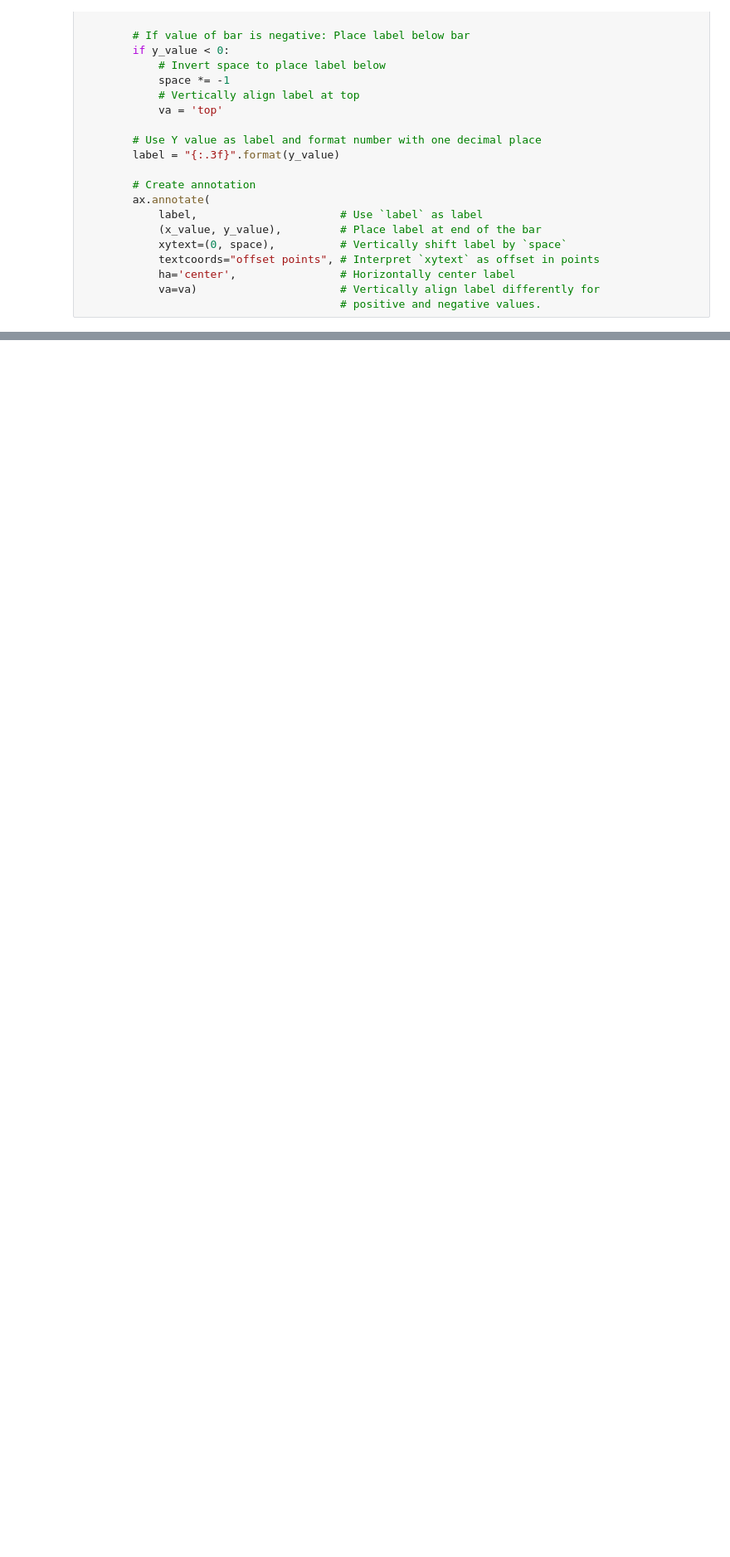
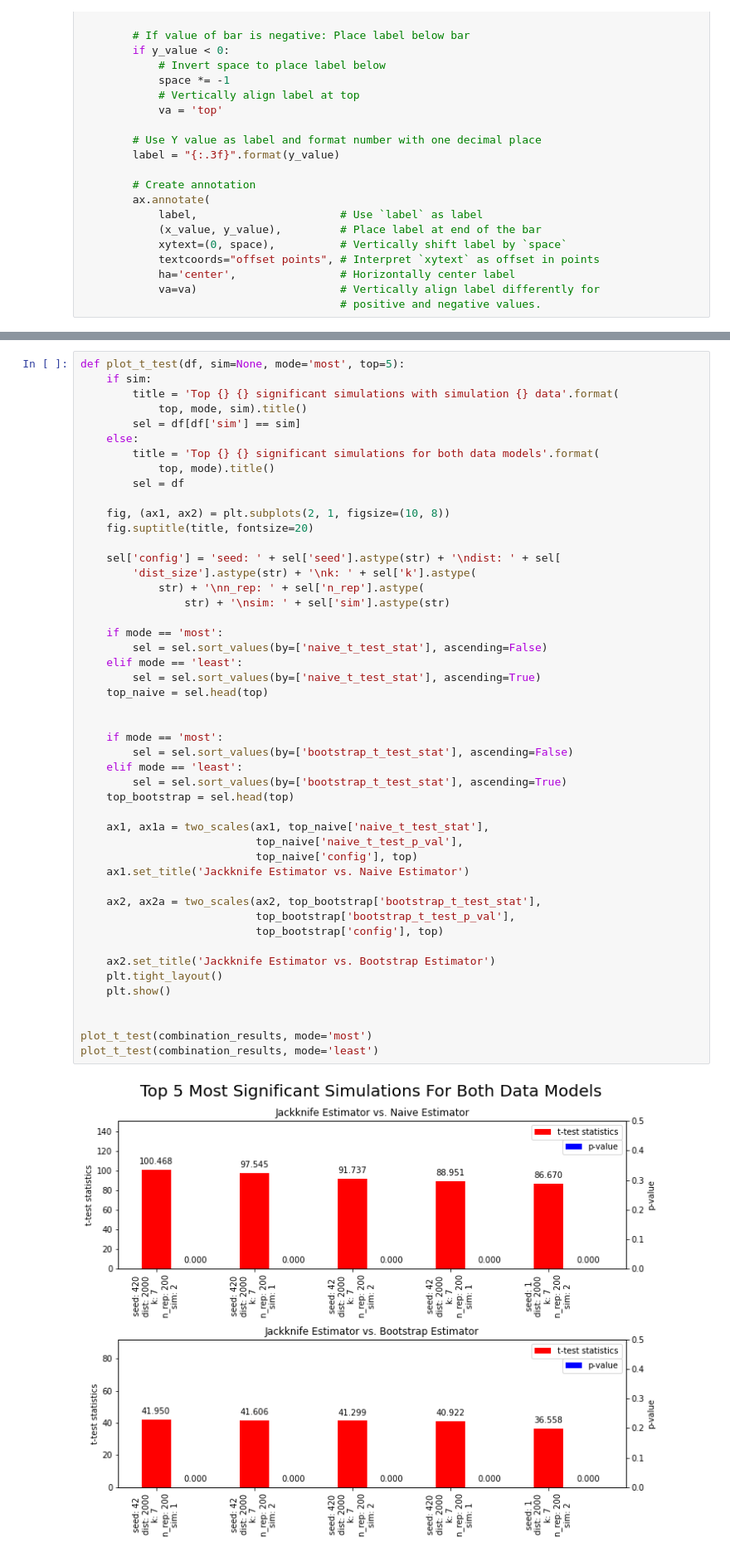
Before and after one commit to mjhof/edds-paper-reproduction, a Jupyter notebook: Simulations-Optimized.ipynb, the cells around one changed output, grey strips where cells are left out. Shown at 83% size. Saved outputs shown, nothing was run; the diff lists cells and outputs as text; blank space fills up the shorter version.

```diff
--- a/Simulations-Optimized.ipynb
+++ b/Simulations-Optimized.ipynb
@@ -477,0 +519,50 @@ plot_t_test(combination_results, vs='naive', sim=2, ascending=False)
+# %%
+def plot_t_test(df, sim=None, mode='most', top=5):
+    if sim:
+        title = 'Top {} {} significant simulations with simulation {} data'.format(
+            top, mode, sim).title()
+        sel = df[df['sim'] == sim]
+    else:
+        title = 'Top {} {} significant simulations for both data models'.format(
+            top, mode).title()
+        sel = df
+
+    fig, (ax1, ax2) = plt.subplots(2, 1, figsize=(10, 8))
+    fig.suptitle(title, fontsize=20)
+
+    sel['config'] = 'seed: ' + sel['seed'].astype(str) + '\ndist: ' + sel[
+        'dist_size'].astype(str) + '\nk: ' + sel['k'].astype(
+            str) + '\nn_rep: ' + sel['n_rep'].astype(
+                str) + '\nsim: ' + sel['sim'].astype(str)
+
+    if mode == 'most':
+        sel = sel.sort_values(by=['naive_t_test_stat'], ascending=False)
+    elif mode == 'least':
+        sel = sel.sort_values(by=['naive_t_test_stat'], ascending=True)
+    top_naive = sel.head(top)
+
+
+    if mode == 'most':
+        sel = sel.sort_values(by=['bootstrap_t_test_stat'], ascending=False)
+    elif mode == 'least':
+        sel = sel.sort_values(by=['bootstrap_t_test_stat'], ascending=True)
+    top_bootstrap = sel.head(top)
+
+    ax1, ax1a = two_scales(ax1, top_naive['naive_t_test_stat'],
+                           top_naive['naive_t_test_p_val'],
+                           top_naive['config'], top)
+    ax1.set_title('Jackknife Estimator vs. Naive Estimator')
+
+    ax2, ax2a = two_scales(ax2, top_bootstrap['bootstrap_t_test_stat'],
+                           top_bootstrap['bootstrap_t_test_p_val'],
+                           top_bootstrap['config'], top)
+
+    ax2.set_title('Jackknife Estimator vs. Bootstrap Estimator')
+    plt.tight_layout()
+    plt.show()
+
+
+plot_t_test(combination_results, mode='most')
+plot_t_test(combination_results, mode='least')
+# %% [output]
+[figure, added]
```
Also changed, not shown: parts of 15 cells of this notebook, 1 other file.
